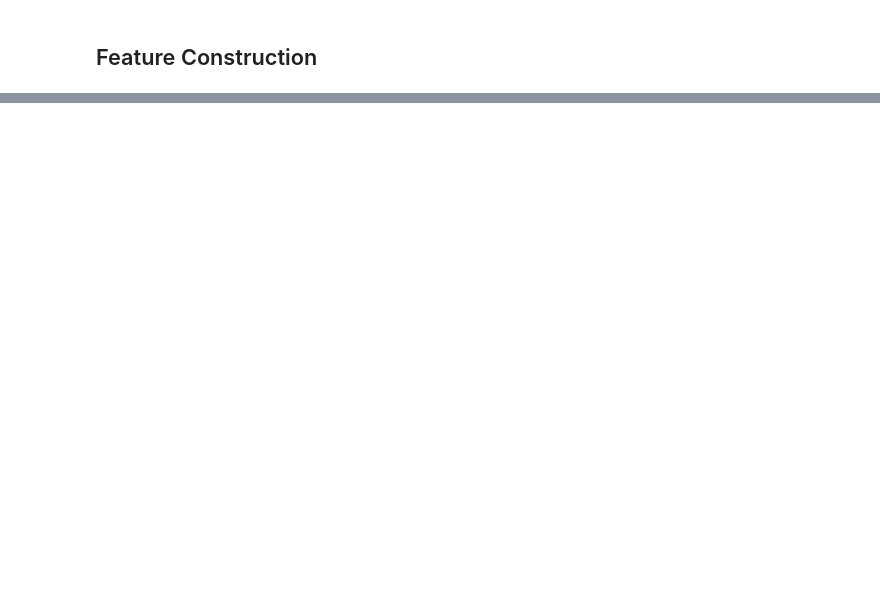
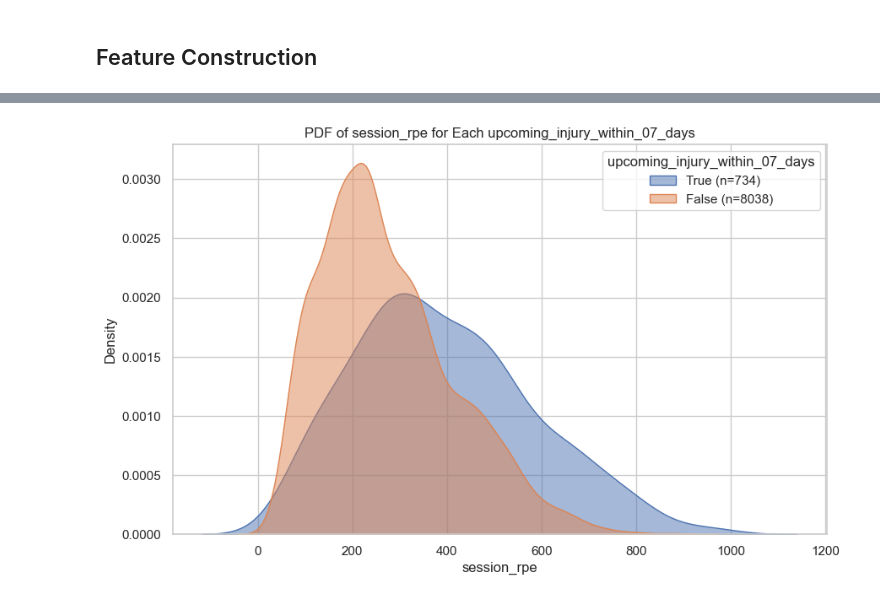
Before and after one commit to Rens88/LPCXL2025AI, a Jupyter notebook: fake_injury_data_generation.ipynb, the cells around one changed output, grey strips where cells are left out. Cells and saved outputs as stored; diff of their text form; code cells hidden in the pictures; blank space fills up the shorter version.

```diff
--- a/fake_injury_data_generation.ipynb
+++ b/fake_injury_data_generation.ipynb
@@ -572,0 +641,40 @@ Passing `palette` without assigning `hue` is deprecated and will be removed in v
+# %%
+max_pct_bias = 50
+introduce_bias_n_days_before = 28
+bias_power = 2
+
+wellness_max_pct_bias = 200
+wellness_bias_power = 1
+
+# Whether to apply the inactivity reduction
+apply_inactivity_reduction = True
+# Window for which inactivity is checked
+check_n_days_for_inactivity = 7
+# Max reduction of training duration
+max_inactivity_reduction = 0.5
+# Minimum number of practices to be considered as active
+min_n_practices_as_active = 3
+
+# Types of bias
+# - Seiler's blackhole
+# - No slow build-up
+# - Too high volume
+# - No recovery
+
+injury_data = generate_fake_injury_data(n_individuals = 12, time_span_years = 2, injury_onset_incidence = 0.01, injury_duration_mean = 10, injury_duration_std = 3)
+injury_data = injury_data.groupby('user_id', group_keys=False).apply(add_days_until_next_injury, introduce_bias_n_days_before = introduce_bias_n_days_before, upcoming_injury_col_full = upcoming_injury_col_full, upcoming_injury_col_half = upcoming_injury_col_half, upcoming_injury_col_quarter = upcoming_injury_col_quarter).reset_index(drop=True)
+biased_training_load_data = generate_fake_training_load_data_from_injury(injury_data,
+    rpe_table_type='randomly_assigned_per_user_id',
+    introduce_bias_n_days_before = introduce_bias_n_days_before,
+    max_pct_bias = max_pct_bias, bias_power = bias_power,
+    apply_inactivity_reduction = apply_inactivity_reduction,
+    check_n_days_for_inactivity = check_n_days_for_inactivity,
+    max_inactivity_reduction = max_inactivity_reduction,
+    min_n_practices_as_active = min_n_practices_as_active)
+biased_training_load_en_wellness_data = generate_fake_wellness_data_from_injury(biased_training_load_data, introduce_bias_n_days_before = introduce_bias_n_days_before, max_pct_bias = wellness_max_pct_bias, bias_power = wellness_bias_power)
+biased_training_load_en_wellness_data = feature_construction(biased_training_load_en_wellness_data)
+
+# compare_distributions(biased_training_load_en_wellness_data, group_col = upcoming_injury_col_quarter, val_col = 'Wellness Average')
+compare_distributions(biased_training_load_en_wellness_data, group_col = upcoming_injury_col_quarter, val_col = 'session_rpe')
+# %% [output]
+[figure, added]
```
Also changed, not shown: parts of 20 cells of this notebook, 2 other files.
